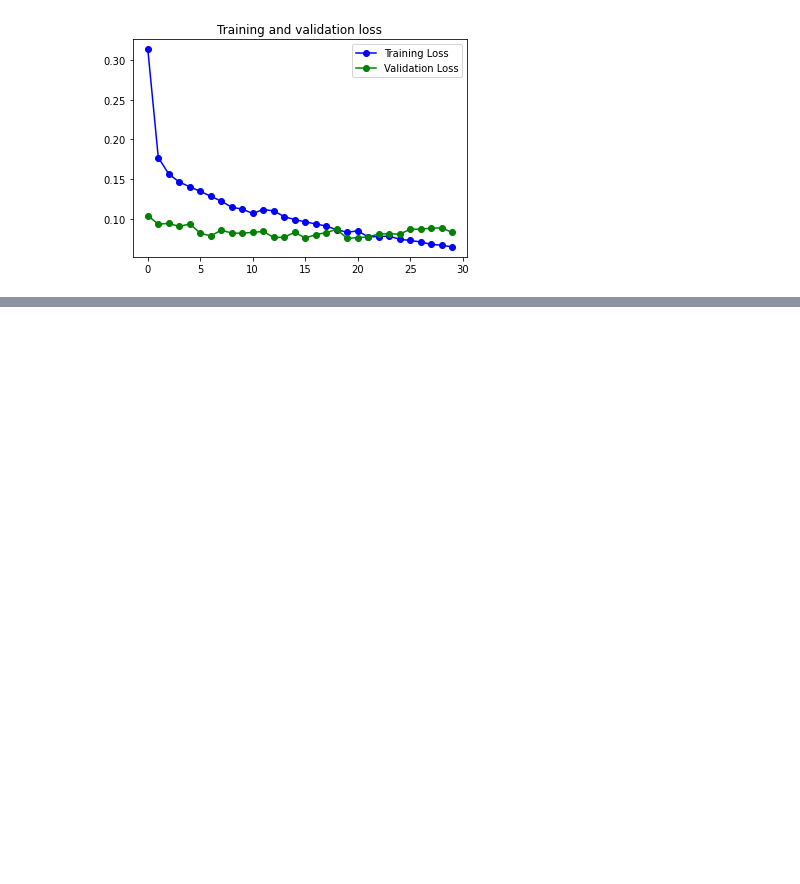
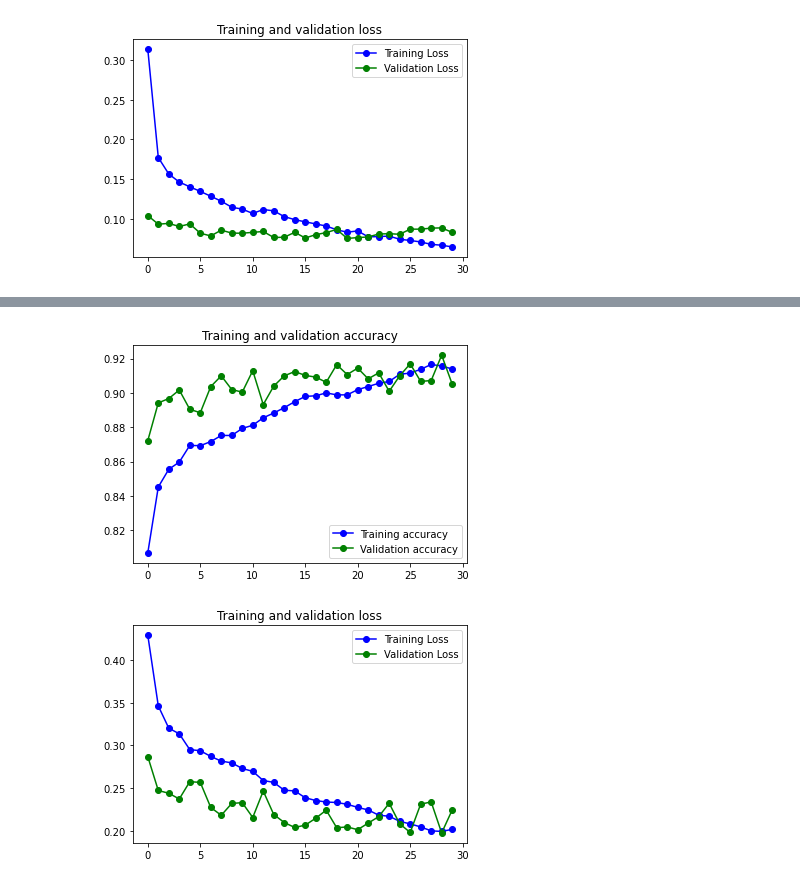
Before and after one commit to peremartra/TensorFlowCertification, a Jupyter notebook: IMAGERecog.ipynb, the cells around one changed output, grey strips where cells are left out. Cells and saved outputs as stored; diff of their text form; code cells hidden in the pictures; blank space fills up the shorter version.

Commit message:
Update IMAGERecog.ipynb
Add a Transfer Leaning with VGG16

```diff
--- a/IMAGERecog.ipynb
+++ b/IMAGERecog.ipynb
@@ -808,0 +838,19 @@ plot_loss_acc(historyF)
+# %%
+VGG16_pre_trained = notrainlayers(VGG16_pre_trained)
+# %%
+
+modelVGG = tf.keras.models.Sequential()
+modelVGG.add(VGG16_pre_trained)
+
+
+#Flatten the output layer to 1 dimension
+modelVGG.add(tf.keras.layers.Flatten())
+
+#add a fullly connected layer woth 512 neurons the samen that with the others models.
+modelVGG.add(tf.keras.layers.Dense(512, activation='relu'))
+
+#add a final sigmoid layer for binary classification
+#flayersV = tf.keras.layers.Dense(1, activation='sigmoid')(flayers)
+modelVGG.add(tf.keras.layers.Dense(1, activation='sigmoid'))
+
+modelVGG.summary()
@@ -808,0 +875,13 @@ plot_loss_acc(historyF)
+# %%
+modelVGG.compile(loss="binary_crossentropy",
+              optimizer='Adam',
+              metrics=['accuracy'])
+# %%
+#Training the model2
+historyVGG = modelVGG.fit(
+     train_data,
+     validation_data = val_data,
+     epochs=gEpochs,
+     steps_per_epoch=len(train_data),
+     validation_steps=len(val_data),
+     verbose=1)
@@ -808,0 +909,5 @@ plot_loss_acc(historyF)
+# %%
+plot_loss_acc(historyVGG)
+# %% [output]
+[figure, added]
+[figure, added]
```
Also changed, not shown: parts of 5 cells of this notebook.
